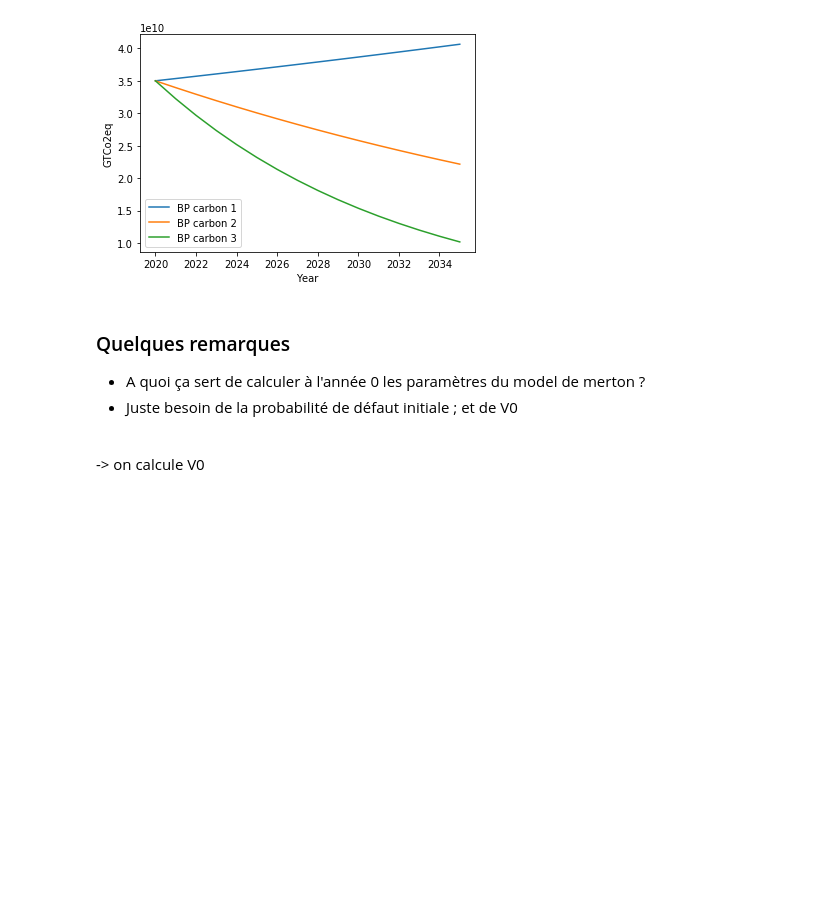
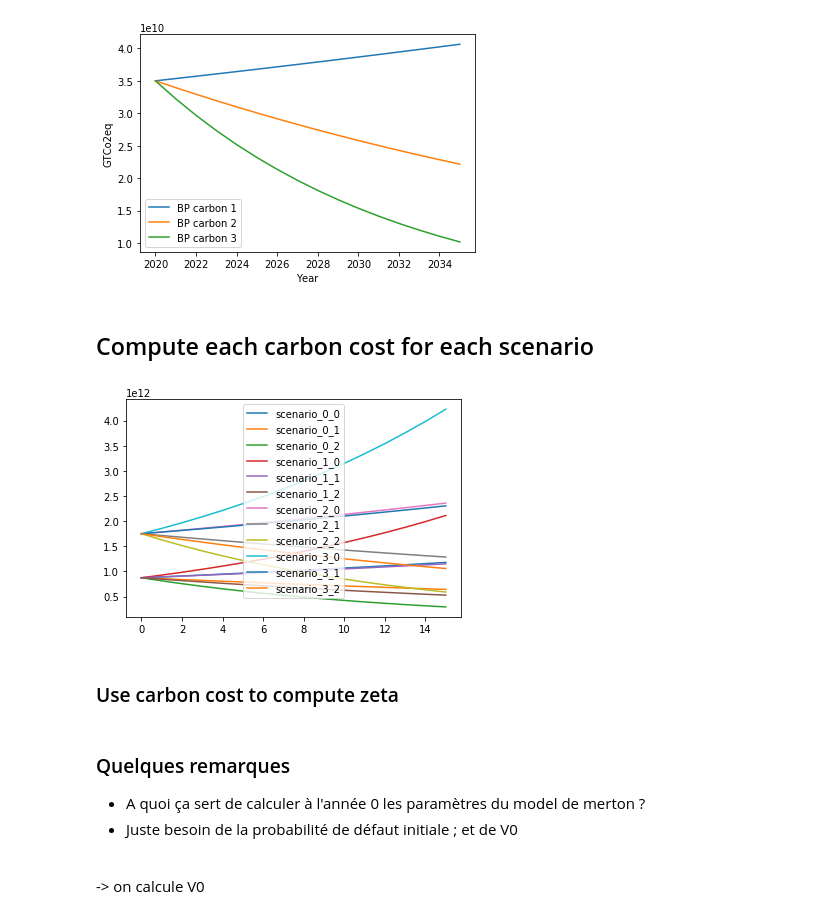
Before and after one commit to keyserwood/CreditRiskAndClimateChange, a Jupyter notebook: 1.0-er-project-credit-risk.ipynb, the cells around one changed output. Cells and saved outputs as stored; diff of their text form; code cells hidden in the pictures; blank space fills up the shorter version.

Commit message:
Added scenario computation

```diff
--- a/1.0-er-project-credit-risk.ipynb
+++ b/1.0-er-project-credit-risk.ipynb
@@ -204,3 +204,14 @@ bp_carbon_scenarios = create_carbon_scenarios(bp_dict)
 plot_scenarios(bp_carbon_scenarios,prefix='BP carbon',ylabel='GTCo2eq')
 # %% [output]
 [figure]
+# %% [markdown]
+## Compute each carbon cost for each scenario
+# %%
+results = {}
+for (i,carbon_tax) in enumerate(carbon_scenarios):
+    ## Loop on each carbon tax & compute a price
+    for (j,scenario) in enumerate(bp_carbon_scenarios):
+        cost = []
+        for (carbon_price,scope) in zip(carbon_tax,scenario):
+            cost.append(carbon_price*scope)
+        results[f'scenario_{i}_{j}'] = cost # scenario i (which carbon tax) ; j (which alignement scenario)
@@ -207,3 +220,12 @@ plot_scenarios(bp_carbon_scenarios,prefix='BP carbon',ylabel='GTCo2eq')
+# %%
+df = pd.DataFrame(results)
+# %%
+df.plot()
+plt.show()
+# %% [output]
+[figure, added]
+# %% [markdown]
+### Use carbon cost to compute zeta
 # %% [markdown]
 ### Quelques remarques
 
```
Also changed, not shown: parts of 1 cell of this notebook.
